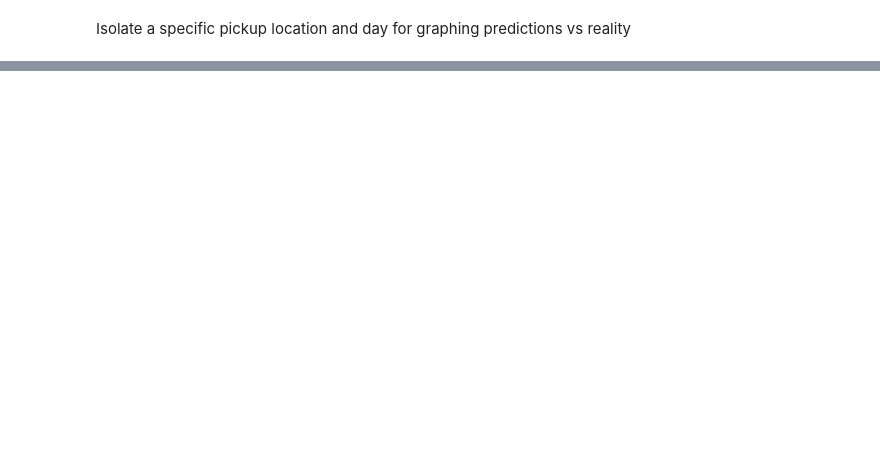
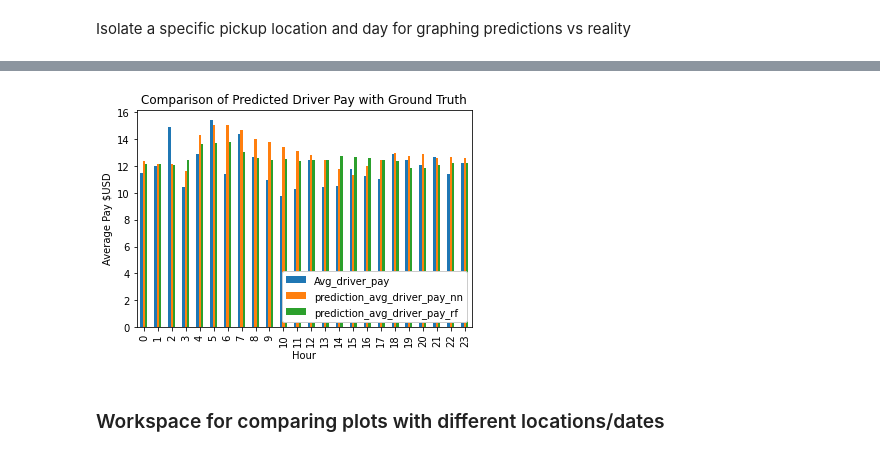
Before and after one commit to MAST30034-Applied-Data-Science/mast30034-project-1-senturner, a Jupyter notebook: notebooks/model_analysis.ipynb, the cells around one changed output, grey strips where cells are left out. Drawn from its saved outputs; the diff is of its cells as text; code cells hidden in the pictures; blank space fills up the shorter version.

```diff
--- a/notebooks/model_analysis.ipynb
+++ b/notebooks/model_analysis.ipynb
@@ -34,0 +42,10 @@ hourly_data.plot.bar('Hour', ['Num_trips','prediction_num_trips_nn', 'prediction
+# %%
+hourly_pay_pred_plt = \
+hourly_data.plot.bar('Hour', ['Avg_driver_pay','prediction_avg_driver_pay_nn', 'prediction_avg_driver_pay_rf'], \
+                    title = "Comparison of Predicted Driver Pay with Ground Truth", \
+                    ylabel = "Average Pay $USD").legend(loc = 'lower right', framealpha = 1)
+hourly_pay_pred_plt.figure.savefig('../plots/hourly_pay_predictions.png', bbox_inches='tight')
+# %% [output]
+[figure, added]
+# %% [markdown]
+<h3>Workspace for comparing plots with different locations/dates<h3>
```
Also changed, not shown: parts of 8 cells of this notebook, 11 other files.
